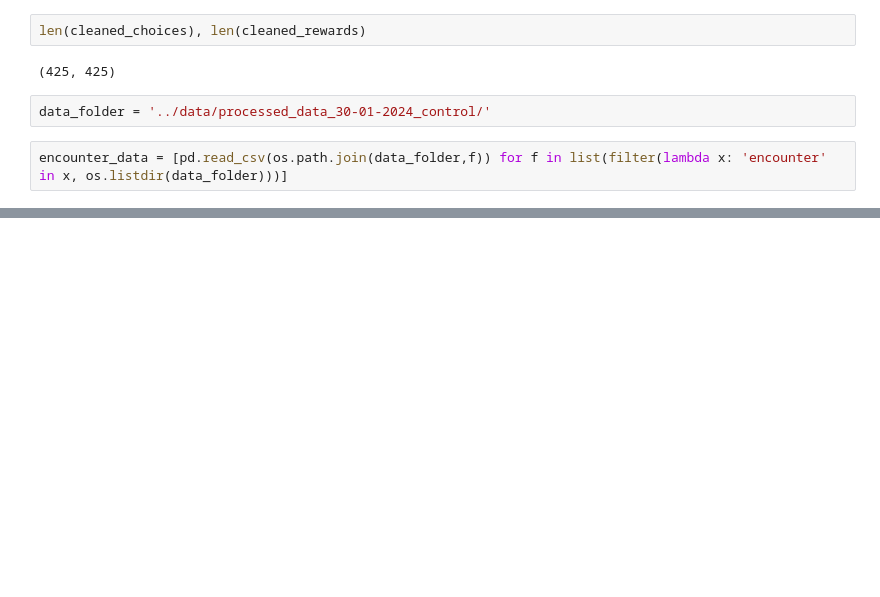
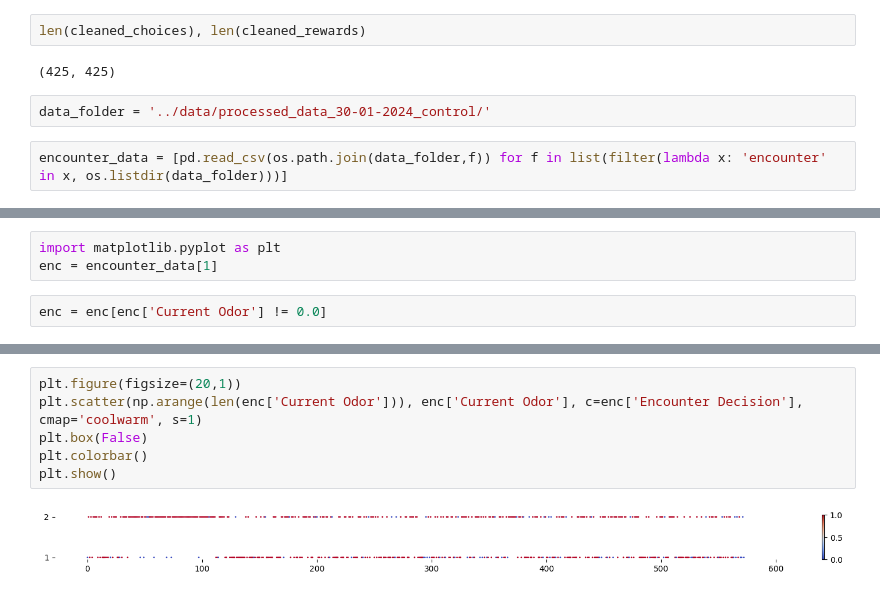
Before and after one commit to neurorishika/flYJAX, a Jupyter notebook: analysis/explore.ipynb, the cells around one changed output, grey strips where cells are left out. Saved outputs shown, nothing was run; the diff lists cells and outputs as text; blank space fills up the shorter version.

```diff
--- a/analysis/explore.ipynb
+++ b/analysis/explore.ipynb
@@ -83,0 +75,5 @@ encounter_data[0].head()
+# %%
+import matplotlib.pyplot as plt
+enc = encounter_data[1]
+# %%
+enc = enc[enc['Current Odor'] != 0.0]
@@ -83,0 +96,8 @@ encounter_data[0].head()
+# %%
+plt.figure(figsize=(20,1))
+plt.scatter(np.arange(len(enc['Current Odor'])), enc['Current Odor'], c=enc['Encounter Decision'], cmap='coolwarm', s=1)
+plt.box(False)
+plt.colorbar()
+plt.show()
+# %% [output]
+[figure, added]
```
Also changed, not shown: parts of 5 cells of this notebook, 16 other files.
